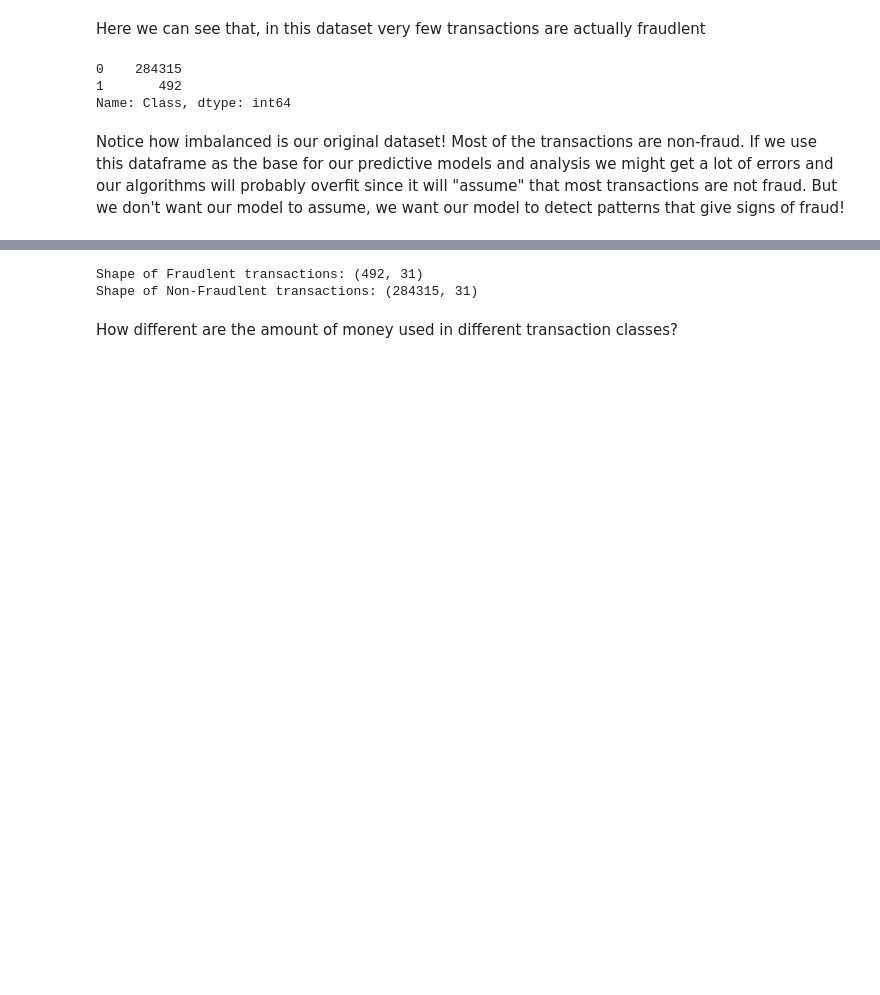
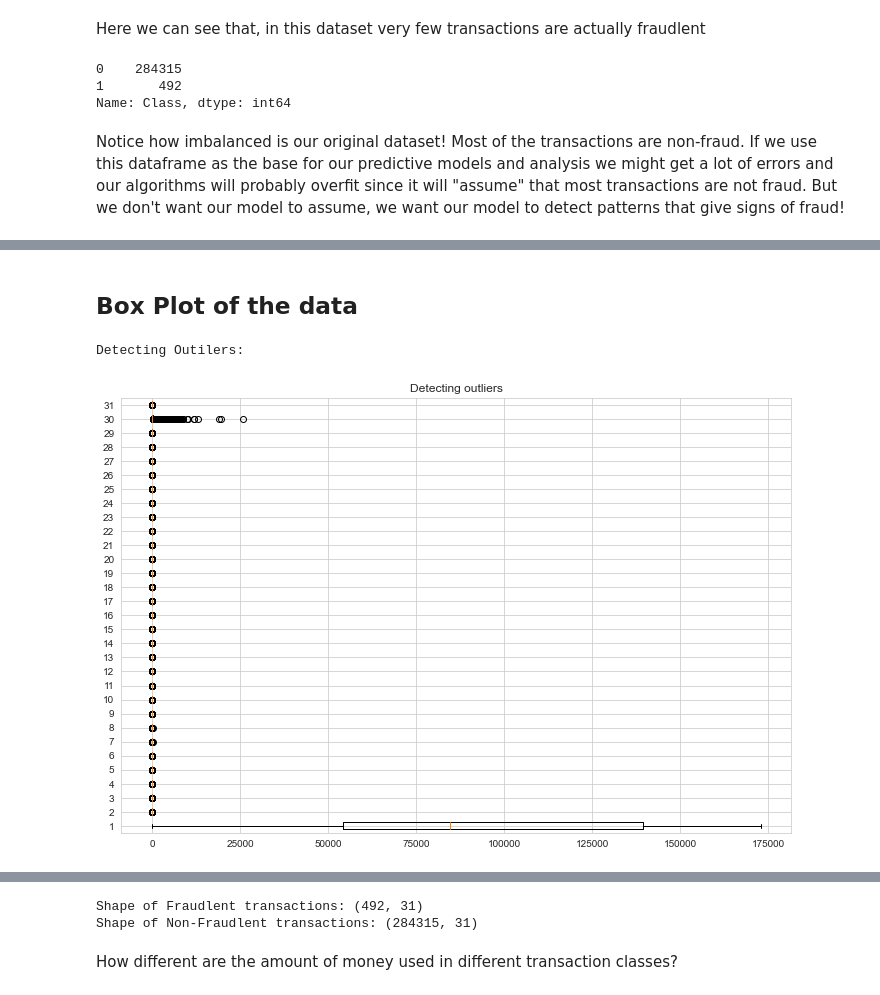
Before and after one commit to karan842/Data-Science-Projects, a Jupyter notebook: Credit Card Fraud Detection/credit-card-fraud-detection.ipynb, the cells around one changed output, grey strips where cells are left out. Drawn from its saved outputs; the diff is of its cells as text; code cells hidden in the pictures; blank space fills up the shorter version.

```diff
--- a/Credit Card Fraud Detection/credit-card-fraud-detection.ipynb
+++ b/Credit Card Fraud Detection/credit-card-fraud-detection.ipynb
@@ -125,0 +176,11 @@ Notice how imbalanced is our original dataset! Most of the transactions are non-
+# %% [markdown]
+## Box Plot of the data
+# %%
+print("Detecting Outilers:\n ")
+plt.figure(figsize=(12,8))
+plt.boxplot(df, vert=False)
+plt.title("Detecting outliers")
+plt.show()
+# %% [output]
+Detecting Outilers:
+[figure, added]
```
Also changed, not shown: parts of 40 cells of this notebook, 2 other files.
